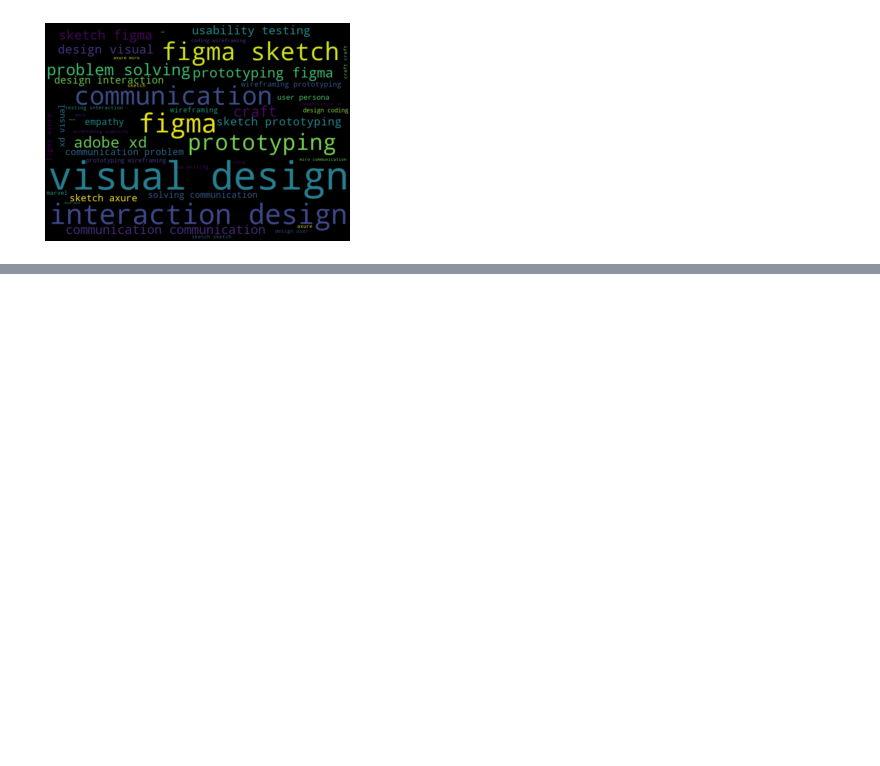
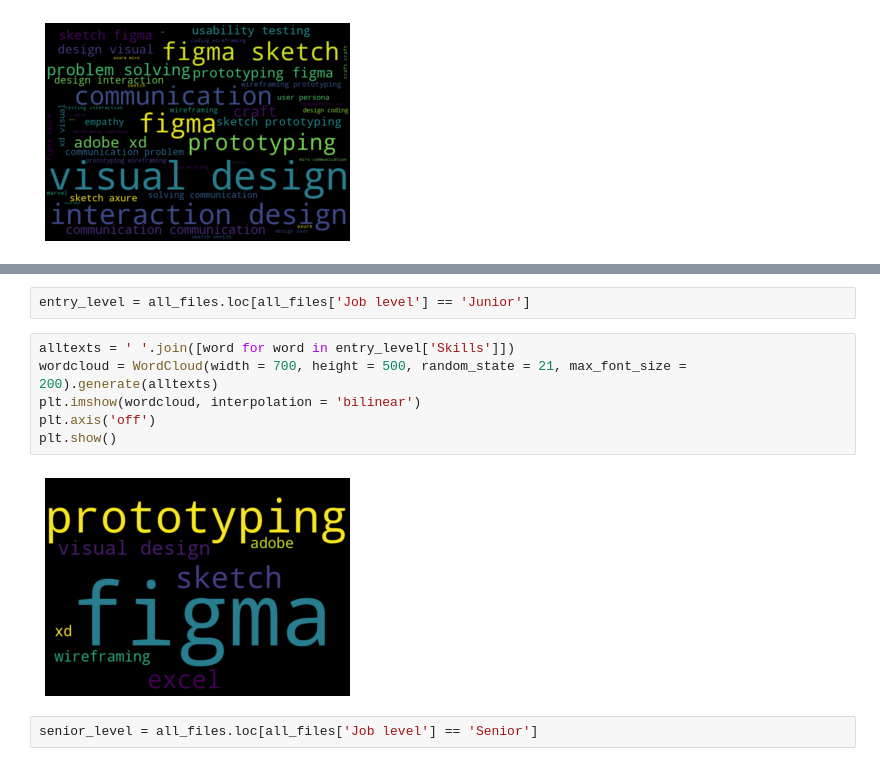
Before and after one commit to dekings44/ui_ux_job_analysis, a Jupyter notebook: main.ipynb, the cells around one changed output, grey strips where cells are left out. Drawn from its saved outputs; the diff is of its cells as text; blank space fills up the shorter version.

Commit message:
sliced and visualized skills by job level

```diff
--- a/main.ipynb
+++ b/main.ipynb
@@ -381,0 +390,12 @@ plt.show()
+# %%
+entry_level = all_files.loc[all_files['Job level'] == 'Junior']
+# %%
+alltexts = ' '.join([word for word in entry_level['Skills']])
+wordcloud = WordCloud(width = 700, height = 500, random_state = 21, max_font_size = 200).generate(alltexts)
+plt.imshow(wordcloud, interpolation = 'bilinear')
+plt.axis('off')
+plt.show()
+# %% [output]
+[figure, added]
+# %%
+senior_level = all_files.loc[all_files['Job level'] == 'Senior']
```
Also changed, not shown: parts of 4 cells of this notebook.
